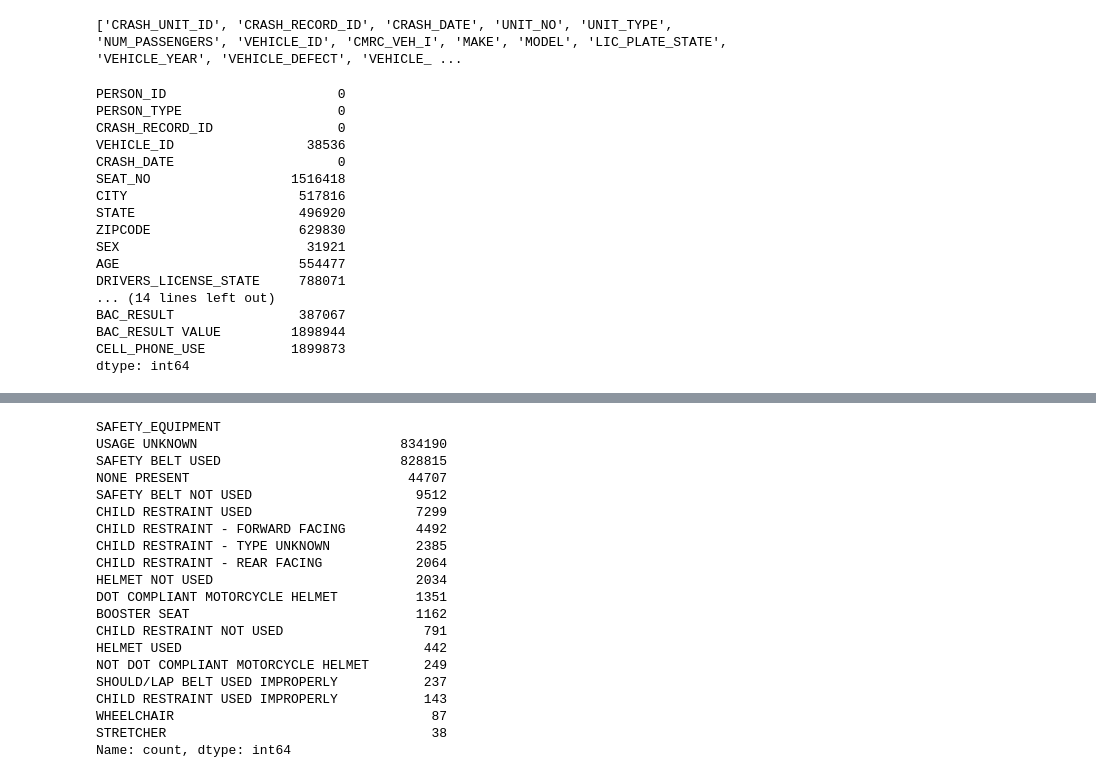
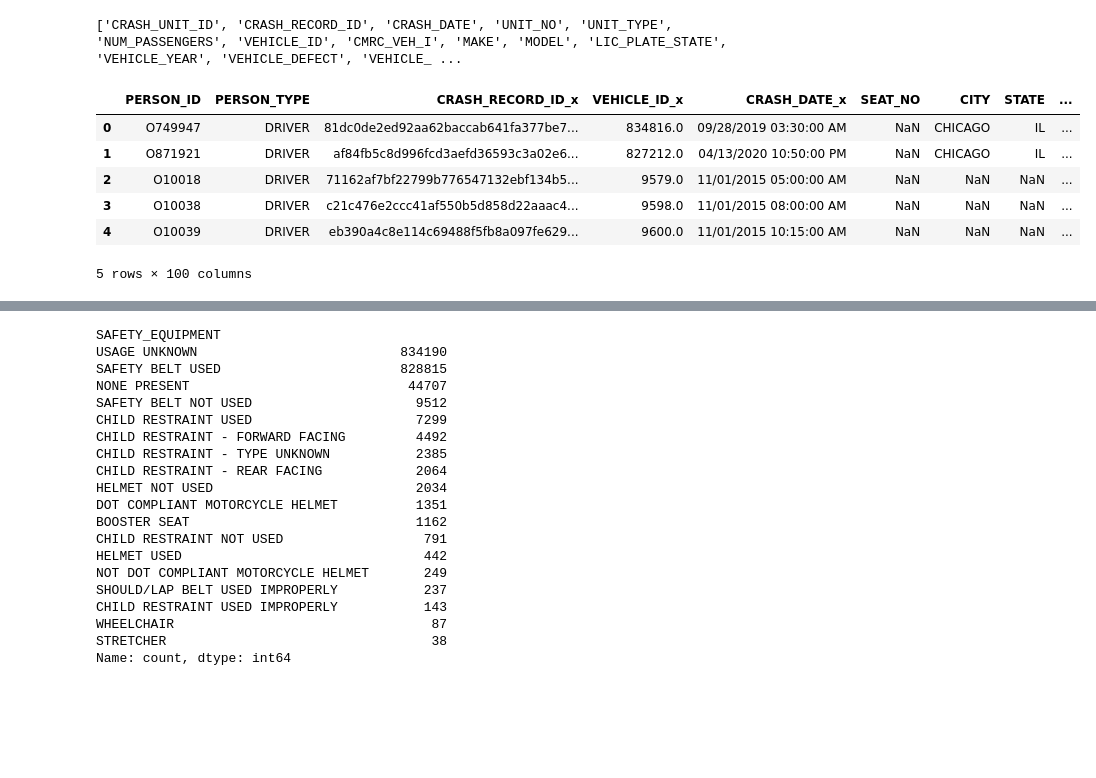
Before and after one commit to PatriciaNgari/Chicago-Crashes-Analysis, a Jupyter notebook: Untitled.ipynb, the cells around one changed output, grey strips where cells are left out. Drawn from its saved outputs; the diff is of its cells as text; code cells hidden in the pictures; blank space fills up the shorter version.

```diff
--- a/Untitled.ipynb
+++ b/Untitled.ipynb
@@ -34,22 +34,13 @@ print(columns_list2)
 # %% [output]
 ['CRASH_UNIT_ID', 'CRASH_RECORD_ID', 'CRASH_DATE', 'UNIT_NO', 'UNIT_TYPE', 'NUM_PASSENGERS', 'VEHICLE_ID', 'CMRC_VEH_I', 'MAKE', 'MODEL', 'LIC_PLATE_STATE', 'VEHICLE_YEAR', 'VEHICLE_DEFECT', 'VEHICLE_ ...
 # %%
-people_df.isna().sum()
+merged_df = pd.merge(people_df, vehicle_df, left_on='VEHICLE_ID', right_on='CRASH_UNIT_ID')
+merged_df.head()
 # %% [output]
+|  | PERSON_ID | PERSON_TYPE | CRASH_RECORD_ID_x | VEHICLE_ID_x | CRASH_DATE_x | SEAT_NO | CITY | STATE | ... |
+| 0 | O749947 | DRIVER | 81dc0de2ed92aa62baccab641fa377be7... | 834816.0 | 09/28/2019 03:30:00 AM | NaN | CHICAGO | IL | ... |
+| 1 | O871921 | DRIVER | af84fb5c8d996fcd3aefd36593c3a02e6... | 827212.0 | 04/13/2020 10:50:00 PM | NaN | CHICAGO | IL | ... |
+| 2 | O10018 | DRIVER | 71162af7bf22799b776547132ebf134b5... | 9579.0 | 11/01/2015 05:00:00 AM | NaN | NaN | NaN | ... |
+| 3 | O10038 | DRIVER | c21c476e2ccc41af550b5d858d22aaac4... | 9598.0 | 11/01/2015 08:00:00 AM | NaN | NaN | NaN | ... |
+| 4 | O10039 | DRIVER | eb390a4c8e114c69488f5fb8a097fe629... | 9600.0 | 11/01/2015 10:15:00 AM | NaN | NaN | NaN | ... |
-PERSON_ID                      0
-PERSON_TYPE                    0
-CRASH_RECORD_ID                0
-VEHICLE_ID                 38536
-CRASH_DATE                     0
-SEAT_NO                  1516418
-CITY                      517816
-STATE                     496920
-ZIPCODE                   629830
-SEX                        31921
-AGE                       554477
-DRIVERS_LICENSE_STATE     788071
-... (14 lines left out)
-BAC_RESULT                387067
-BAC_RESULT VALUE         1898944
-CELL_PHONE_USE           1899873
-dtype: int64
+5 rows × 100 columns
```
Also changed, not shown: parts of 35 cells of this notebook.
